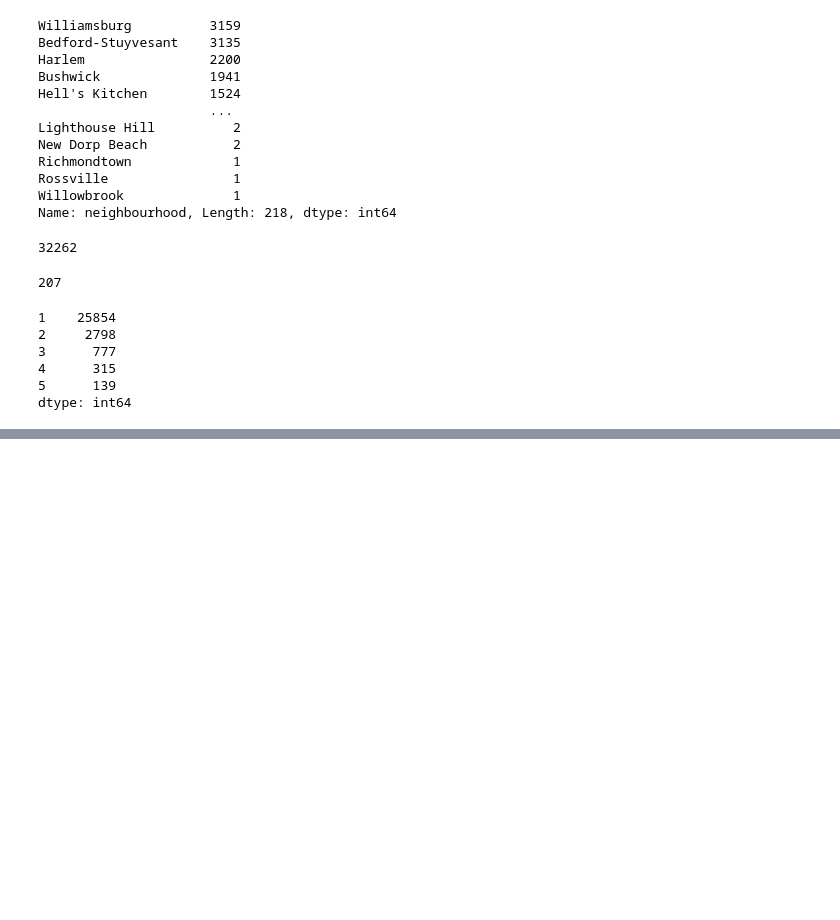
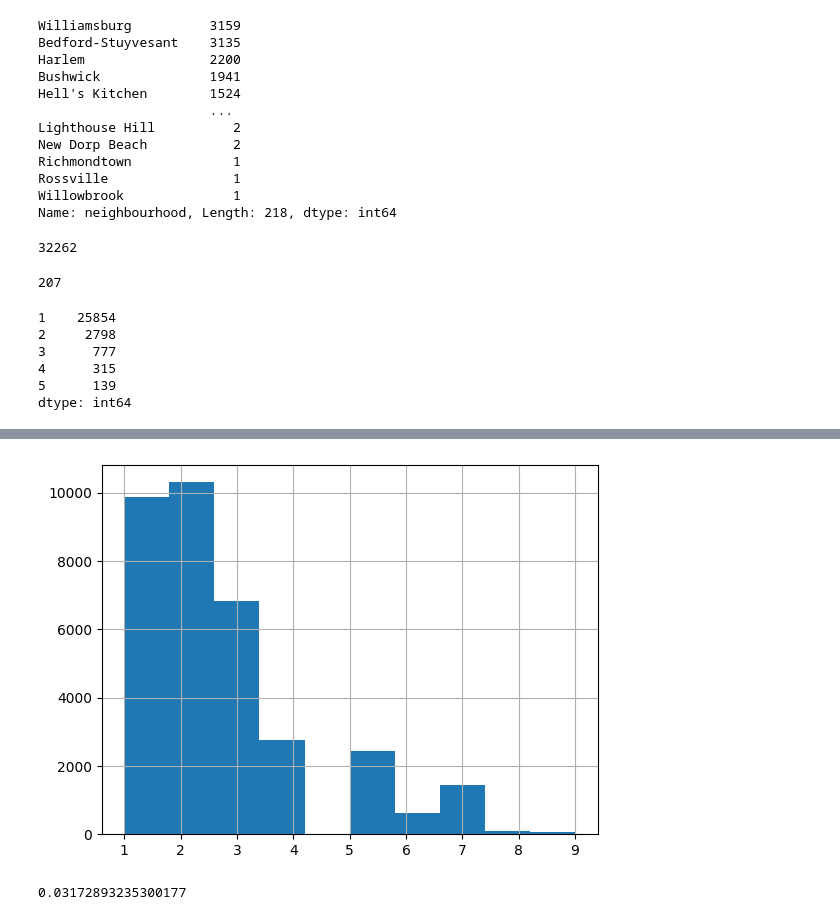
Before and after one commit to Suesue098/Basic, a Jupyter notebook: New York AirBnb open data.ipynb, the cells around one changed output, grey strips where cells are left out. Saved outputs shown, nothing was run; the diff lists cells and outputs as text; code cells hidden in the pictures; blank space fills up the shorter version.

```diff
--- a/New York AirBnb open data.ipynb
+++ b/New York AirBnb open data.ipynb
@@ -324,0 +389,6 @@ dtype: int64
+# %%
+# Closer look at minimum nights
+hist_mn1 = df1['minimum_nights'][df1['minimum_nights'] < 10].hist()
+plt.show()
+# %% [output]
+[figure, added]
@@ -324,0 +398,5 @@ dtype: int64
+# %%
+# Checking the correlation between minimum nights and price
+df1['minimum_nights'].corr(df1['price'])
+# %% [output]
+0.03172893235300177
```
Also changed, not shown: parts of 11 cells of this notebook.
